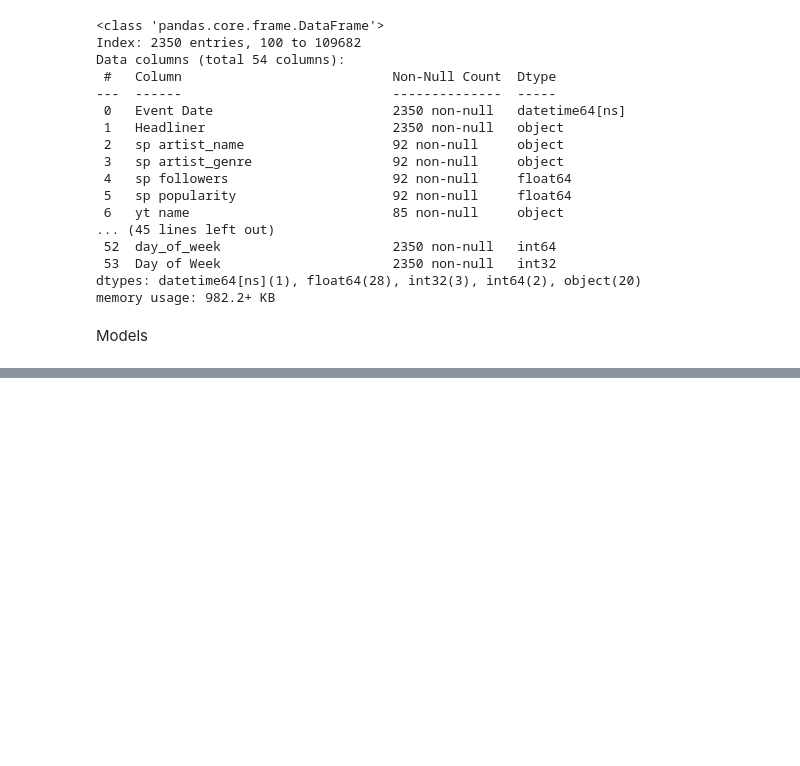
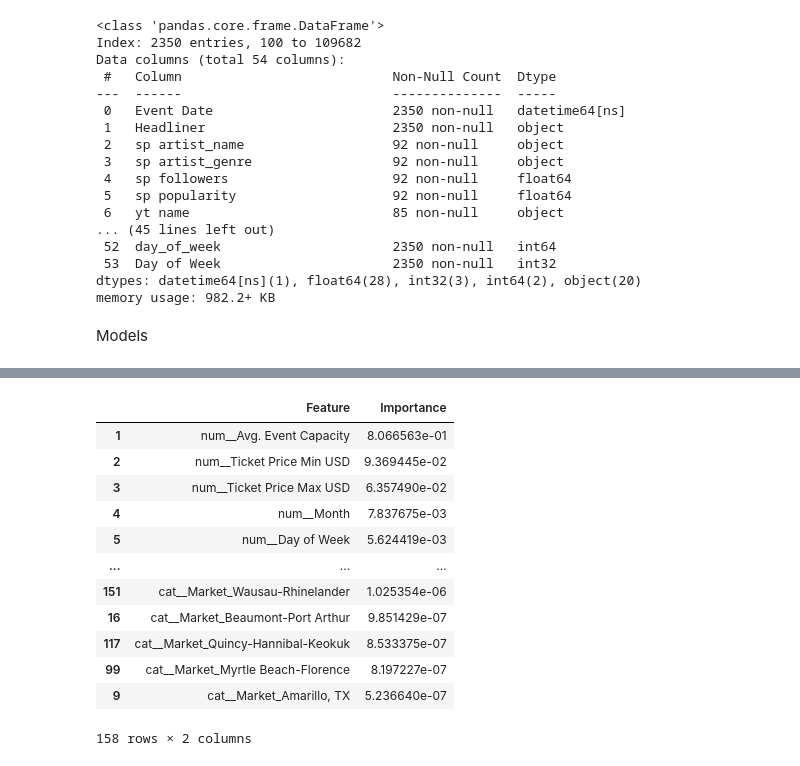
Before and after one commit to dan-s8/ARound, a Jupyter notebook: Model Building/MultiArtist/allgenre_Haolin_model.ipynb, the cells around one changed output, grey strips where cells are left out. Saved outputs shown, nothing was run; the diff lists cells and outputs as text; code cells hidden in the pictures; blank space fills up the shorter version.

```diff
--- a/Model Building/MultiArtist/allgenre_Haolin_model.ipynb
+++ b/Model Building/MultiArtist/allgenre_Haolin_model.ipynb
@@ -270,0 +313,16 @@ Params: {'model': XGBRegressor(base_score=None, booster=None, callbacks=None,
+# %%
+importance_df
+# %% [output]
+|  | Feature | Importance |
+| 1 | num__Avg. Event Capacity | 8.066563e-01 |
+| 2 | num__Ticket Price Min USD | 9.369445e-02 |
+| 3 | num__Ticket Price Max USD | 6.357490e-02 |
+| 4 | num__Month | 7.837675e-03 |
+| 5 | num__Day of Week | 5.624419e-03 |
+| ... | ... | ... |
+| 151 | cat__Market_Wausau-Rhinelander | 1.025354e-06 |
+| 16 | cat__Market_Beaumont-Port Arthur | 9.851429e-07 |
+| 117 | cat__Market_Quincy-Hannibal-Keokuk | 8.533375e-07 |
+| 99 | cat__Market_Myrtle Beach-Florence | 8.197227e-07 |
+| 9 | cat__Market_Amarillo, TX | 5.236640e-07 |
+158 rows × 2 columns
```
Also changed, not shown: parts of 7 cells of this notebook.
